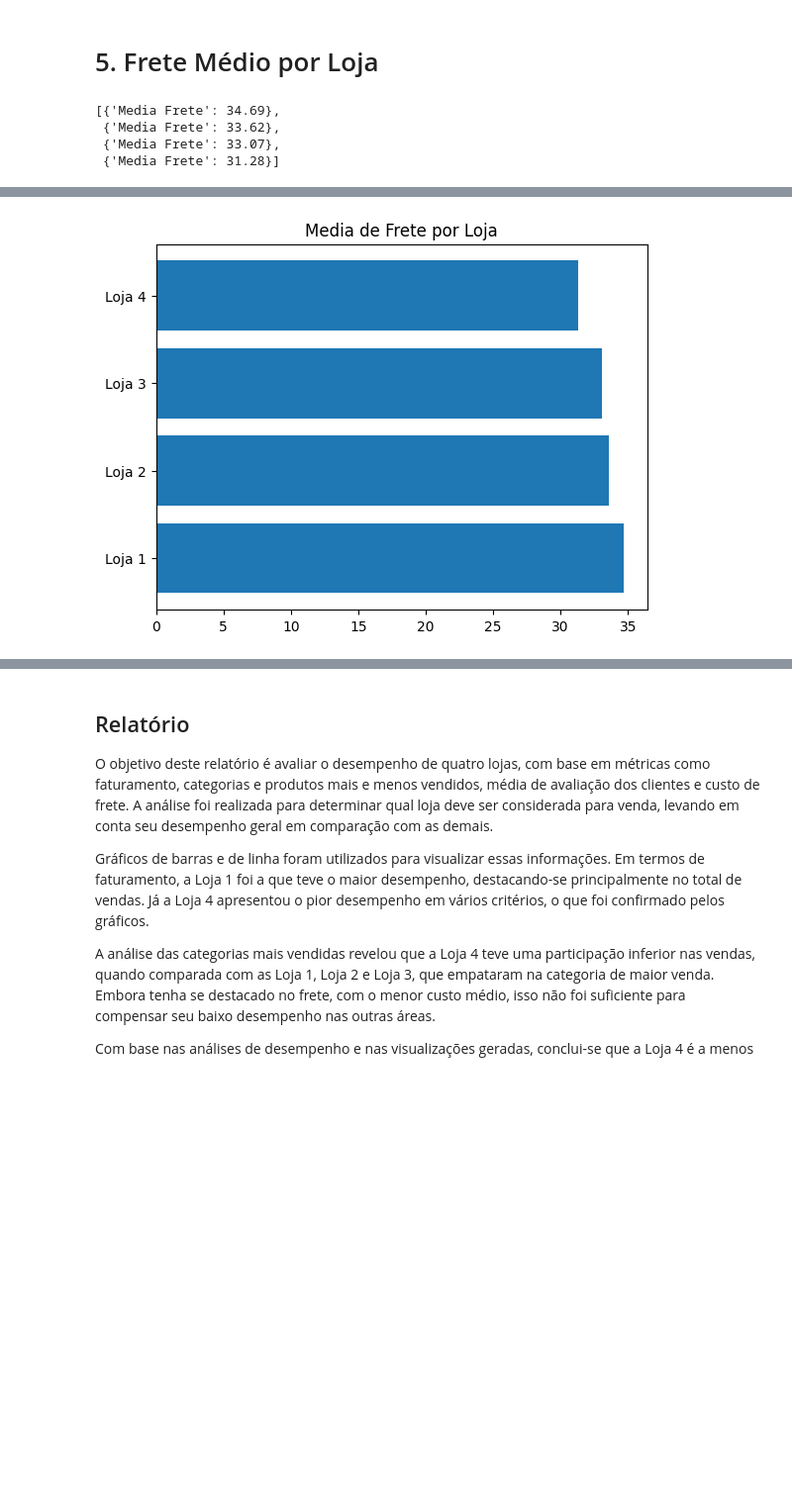
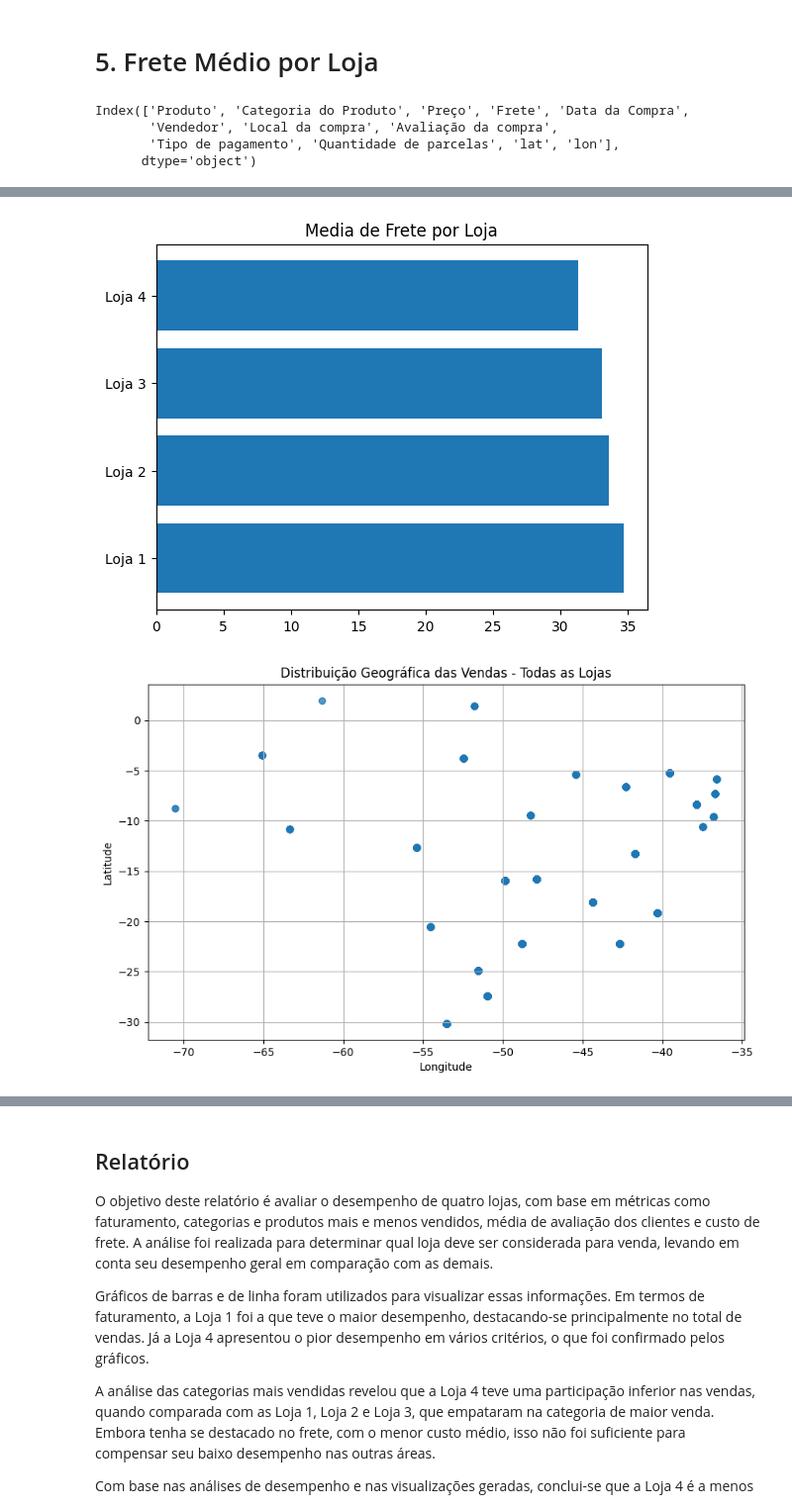
Before and after one commit to HenriqueTangoda/Challenge-Alura-Store, a Jupyter notebook: AluraStoreBr (1).ipynb, the cells around one changed output, grey strips where cells are left out. Shown at 99% size. Saved outputs shown, nothing was run; the diff lists cells and outputs as text; code cells hidden in the pictures; blank space fills up the shorter version.

Commit message:
Adição de Mapa de Calor

```diff
--- a/AluraStoreBr (1).ipynb
+++ b/AluraStoreBr (1).ipynb
@@ -133,14 +133,18 @@ frete_medio_por_loja = [
 (media_frete(loja2)),
 (media_frete(loja3)),
 (media_frete(loja4))]
-frete_medio_por_loja
+loja.columns
 # %% [output]
-[{'Media Frete': 34.69},
- {'Media Frete': 33.62},
- {'Media Frete': 33.07},
- {'Media Frete': 31.28}]
+Index(['Produto', 'Categoria do Produto', 'Preço', 'Frete', 'Data da Compra',
+       'Vendedor', 'Local da compra', 'Avaliação da compra',
+       'Tipo de pagamento', 'Quantidade de parcelas', 'lat', 'lon'],
+      dtype='object')
 # %%
 import matplotlib.pyplot as plt
+import folium
+from folium.plugins import HeatMap
+import pandas as pd
+
 
 #Gráfico Faturamento
 a = ['Loja 1', 'Loja 2', 'Loja 3', 'Loja 4']
@@ -159,30 +163,46 @@ plt.title('Total de Produtos Vendidos por Loja')
 plt.xlabel('Lojas')
 plt.ylabel('Quantidade Total de Produtos Vendidos')
 plt.tight_layout()
 plt.show()
 
 
 
 #Gráfico Média Avaliação
 c = ['Loja 1', 'Loja 2', 'Loja 3', 'Loja 4']
 d = [item['Media Avaliação'] for item in media_de_avaliacao_das_lojas]
 
 plt.bar(c, d)
 plt.title('Media de Avaliação por Loja')
 plt.show()
 
 #Produtos Mais e Menos Vendidos
 
 
 #Gráfico Média de Frete
 r = ['Loja 1', 'Loja 2', 'Loja 3', 'Loja 4']
 s = [item['Media Frete'] for item in frete_medio_por_loja]
 
 plt.barh(r, s)
 plt.title('Media de Frete por Loja')
 plt.show()
+
+
+#Mapa de calor
+todas_lojas = pd.concat([loja, loja2, loja3, loja4])
+plt.figure(figsize=(10,6))
+plt.scatter(todas_lojas['lon'], todas_lojas['lat'], alpha=0.5)
+plt.title('Distribuição Geográfica das Vendas - Todas as Lojas')
+plt.xlabel('Longitude')
+plt.ylabel('Latitude')
+plt.grid(True)
+plt.show()
+
+mapa = folium.Map(location=[loja['lat'].mean(), loja['lon'].mean()], zoom_start=6)
+HeatMap(data=loja[['lat', 'lon']].values, radius=10).add_to(mapa)
+mapa
 # %% [output]
 [figure]
 [figure]
 [figure]
 [figure]
+[figure, added]
```
Also changed, not shown: parts of 1 cell of this notebook.
